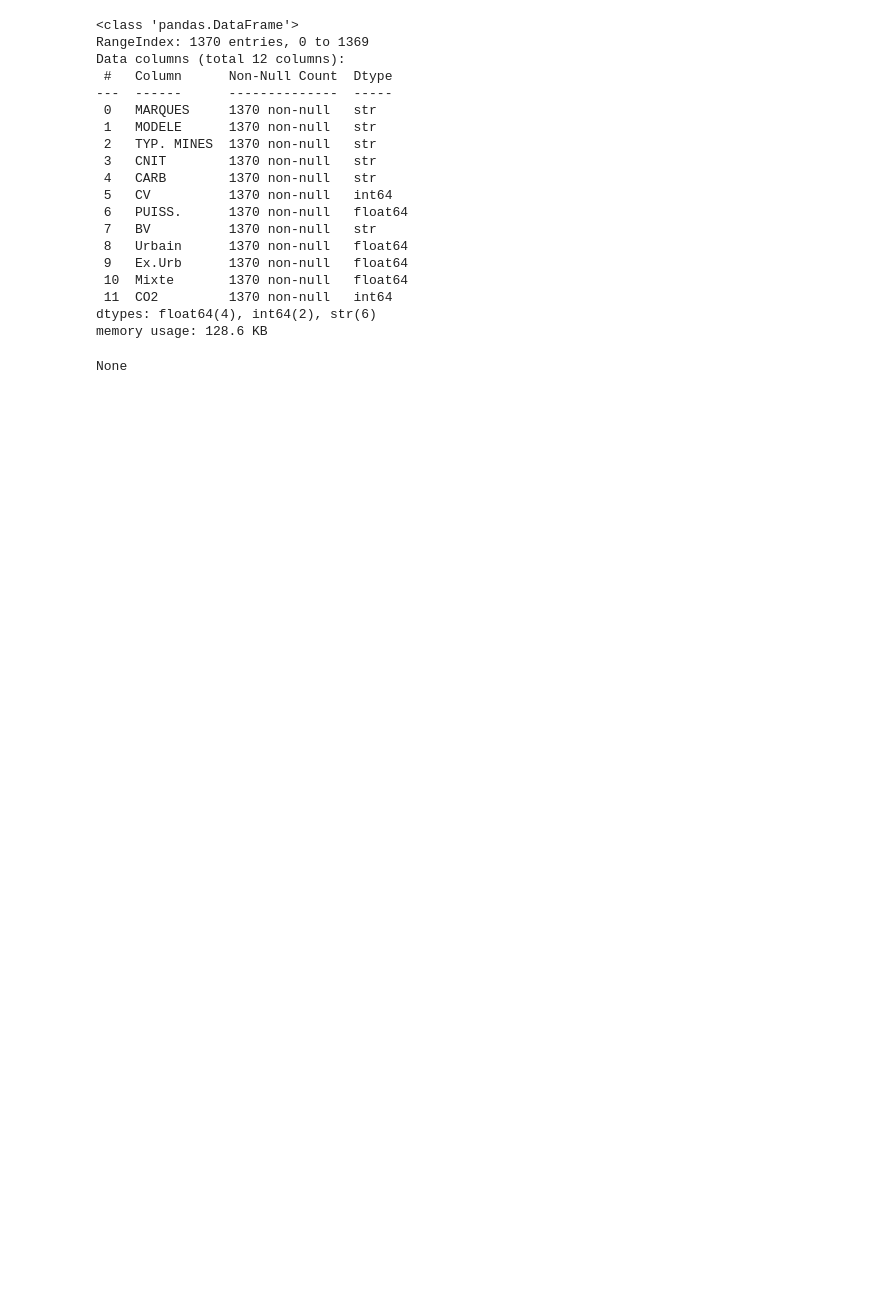
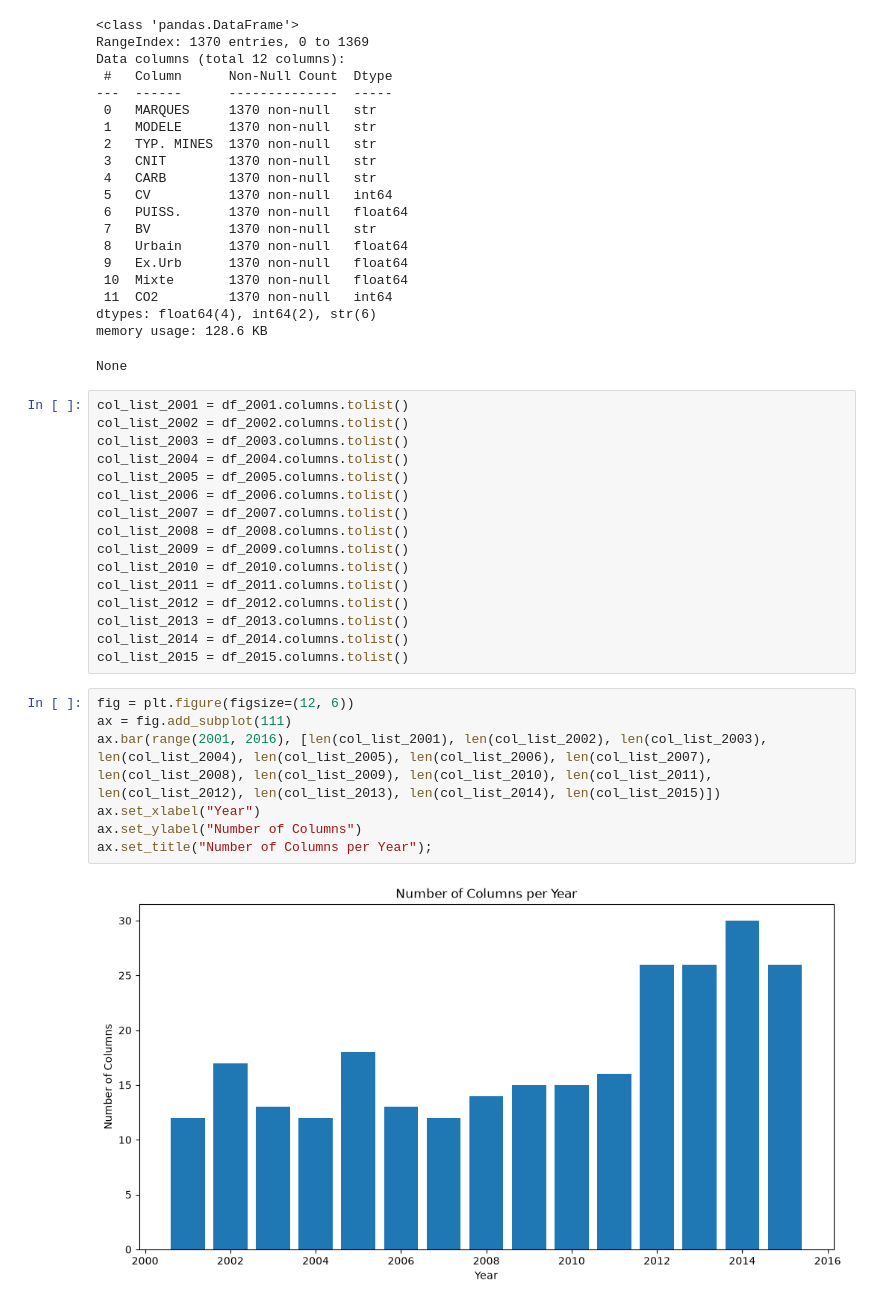
Before and after one commit to serhatgemici/project_data_exploration, a Jupyter notebook: data_exploration.ipynb, the cells around one changed output. Saved outputs shown, nothing was run; the diff lists cells and outputs as text; blank space fills up the shorter version.

Commit message:
added column name statistics

```diff
--- a/data_exploration.ipynb
+++ b/data_exploration.ipynb
@@ -475,3 +478,28 @@ Data columns (total 12 columns):
 dtypes: float64(4), int64(2), str(6)
 memory usage: 128.6 KB
 None
+# %%
+col_list_2001 = df_2001.columns.tolist()
+col_list_2002 = df_2002.columns.tolist()
+col_list_2003 = df_2003.columns.tolist()
+col_list_2004 = df_2004.columns.tolist()
+col_list_2005 = df_2005.columns.tolist()
+col_list_2006 = df_2006.columns.tolist()
+col_list_2007 = df_2007.columns.tolist()
+col_list_2008 = df_2008.columns.tolist()
+col_list_2009 = df_2009.columns.tolist()
+col_list_2010 = df_2010.columns.tolist()
+col_list_2011 = df_2011.columns.tolist()
+col_list_2012 = df_2012.columns.tolist()
+col_list_2013 = df_2013.columns.tolist()
+col_list_2014 = df_2014.columns.tolist()
+col_list_2015 = df_2015.columns.tolist()
+# %%
+fig = plt.figure(figsize=(12, 6))
+ax = fig.add_subplot(111)
+ax.bar(range(2001, 2016), [len(col_list_2001), len(col_list_2002), len(col_list_2003), len(col_list_2004), len(col_list_2005), len(col_list_2006), len(col_list_2007), len(col_list_2008), len(col_list_2009), len(col_list_2010), len(col_list_2011), len(col_list_2012), len(col_list_2013), len(col_list_2014), len(col_list_2015)])
+ax.set_xlabel("Year")
+ax.set_ylabel("Number of Columns")
+ax.set_title("Number of Columns per Year");
+# %% [output]
+[figure, added]
```
Also changed, not shown: parts of 3 cells of this notebook.
